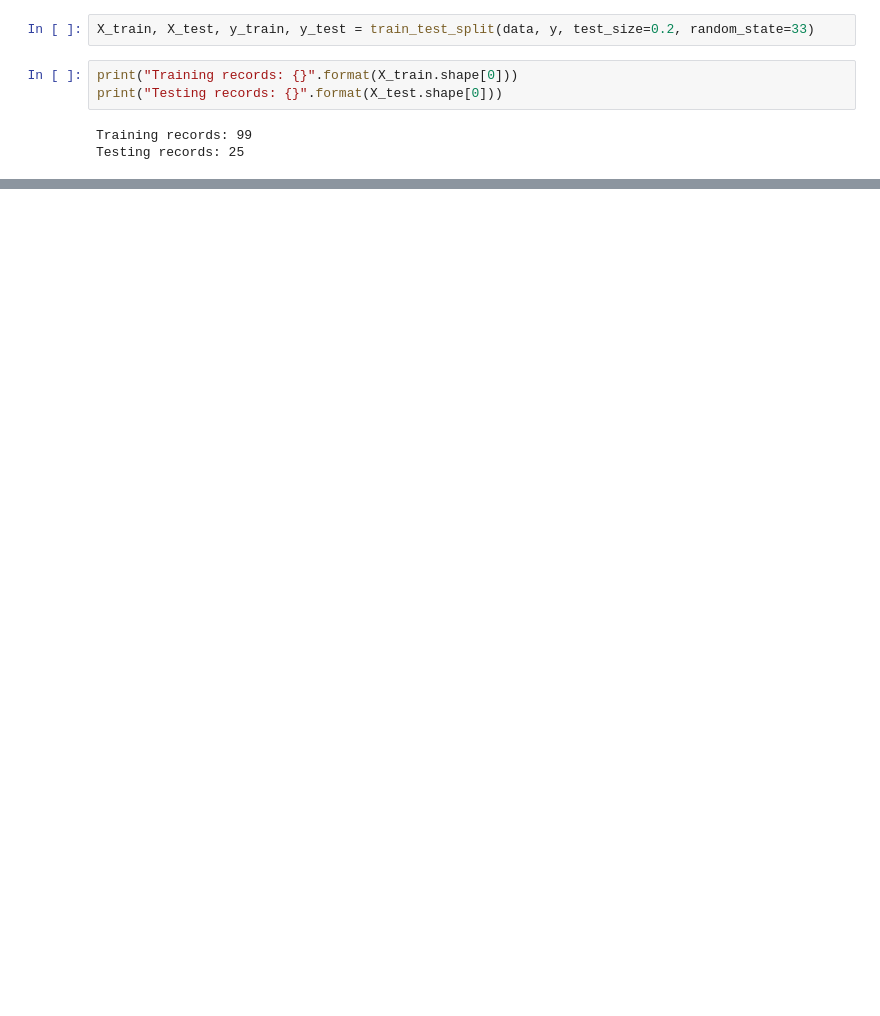
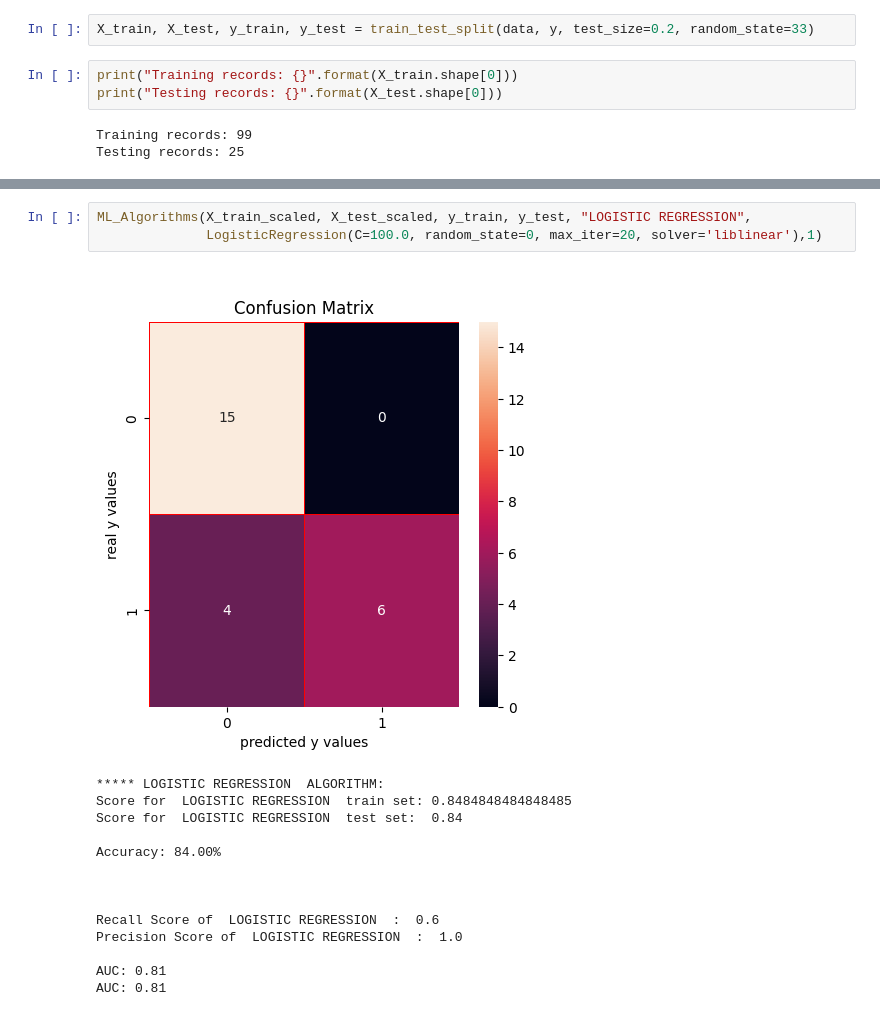
Before and after one commit to ozgecanmuyanli/autism-repo, a Jupyter notebook: mutluDataset_classification.ipynb, the cells around one changed output, grey strips where cells are left out. Saved outputs shown, nothing was run; the diff lists cells and outputs as text; blank space fills up the shorter version.

```diff
--- a/mutluDataset_classification.ipynb
+++ b/mutluDataset_classification.ipynb
@@ -127,0 +401,18 @@ Accuracy: 48.00%
+# %%
+ML_Algorithms(X_train_scaled, X_test_scaled, y_train, y_test, "LOGISTIC REGRESSION",
+              LogisticRegression(C=100.0, random_state=0, max_iter=20, solver='liblinear'),1)
+# %% [output]
+[figure, added]
+***** LOGISTIC REGRESSION  ALGORITHM:
+Score for  LOGISTIC REGRESSION  train set: 0.8484848484848485
+Score for  LOGISTIC REGRESSION  test set:  0.84
+
+Accuracy: 84.00%
+
+
+
+Recall Score of  LOGISTIC REGRESSION  :  0.6
+Precision Score of  LOGISTIC REGRESSION  :  1.0
+
+AUC: 0.81
+AUC: 0.81
```
Also changed, not shown: parts of 61 cells of this notebook, 1 other file.
